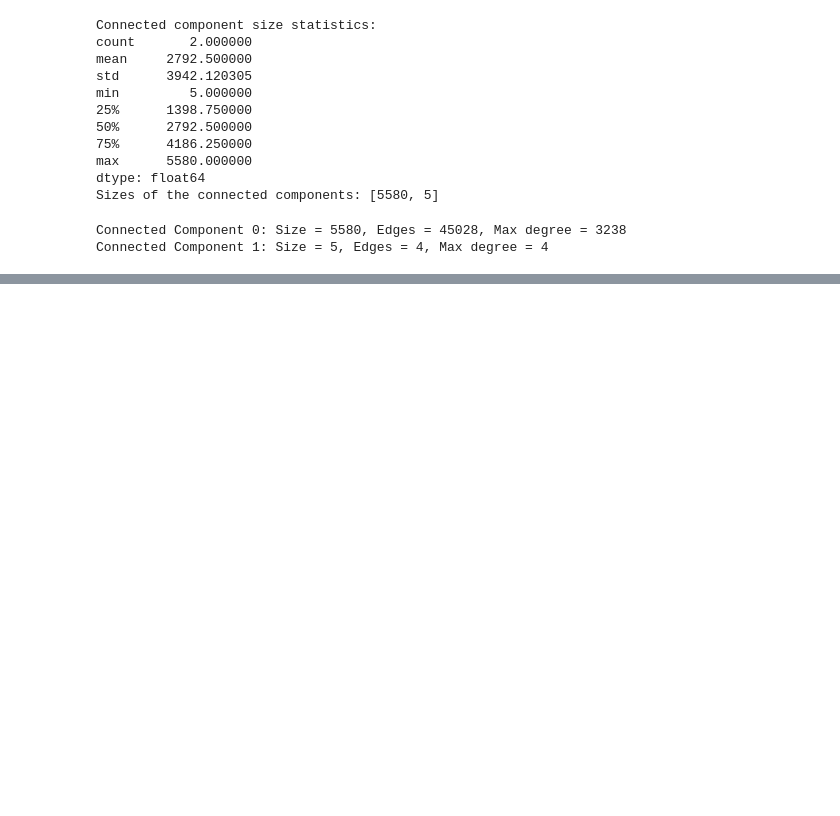
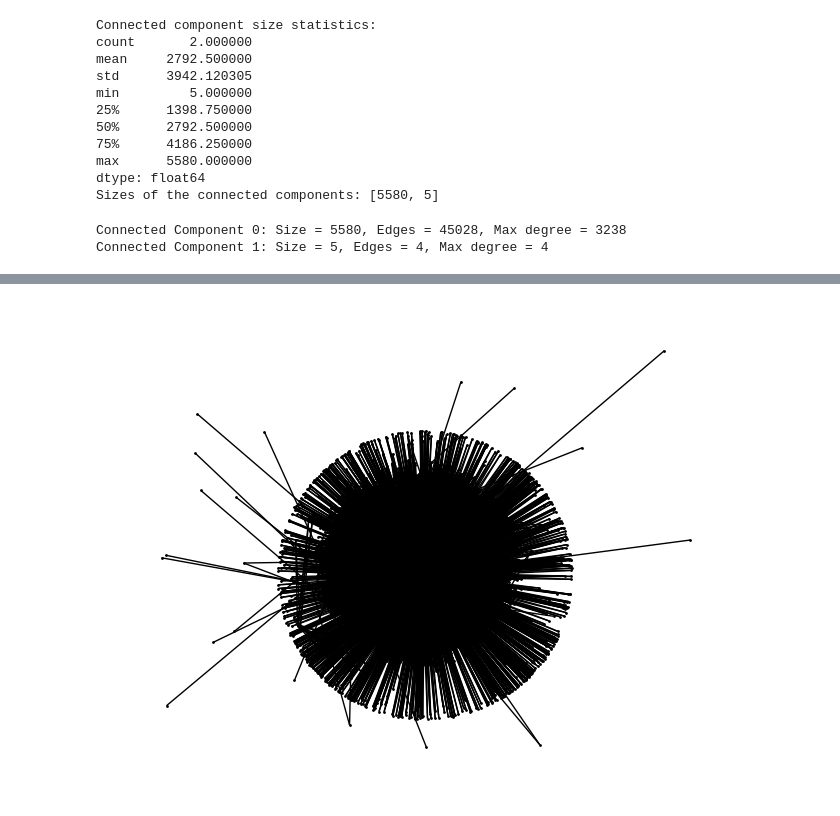
Before and after one commit to MylenaRoberta/medications-and-side-effects-networks, a Jupyter notebook: notebooks/03_initial-network-analysis.ipynb, the cells around one changed output, grey strips where cells are left out. Cells and saved outputs as stored; diff of their text form; code cells hidden in the pictures; blank space fills up the shorter version.

```diff
--- a/notebooks/03_initial-network-analysis.ipynb
+++ b/notebooks/03_initial-network-analysis.ipynb
@@ -88,0 +104,17 @@ plt.show()
+# %%
+options = {
+    'node_color': 'black',
+    'node_size': 1,
+    'width': 1,
+}
+
+plt.Figure(figsize=(10, 10))
+
+connected_components = sorted(connected_components, key=len, reverse=True)
+
+largest_cc = connected_components[0]
+largest_cc = bipartite_graph.subgraph(largest_cc)
+
+nx.draw(largest_cc, with_labels=False, **options)
+# %% [output]
+[figure, added]
```
Also changed, not shown: parts of 34 cells of this notebook, 1 other file.
